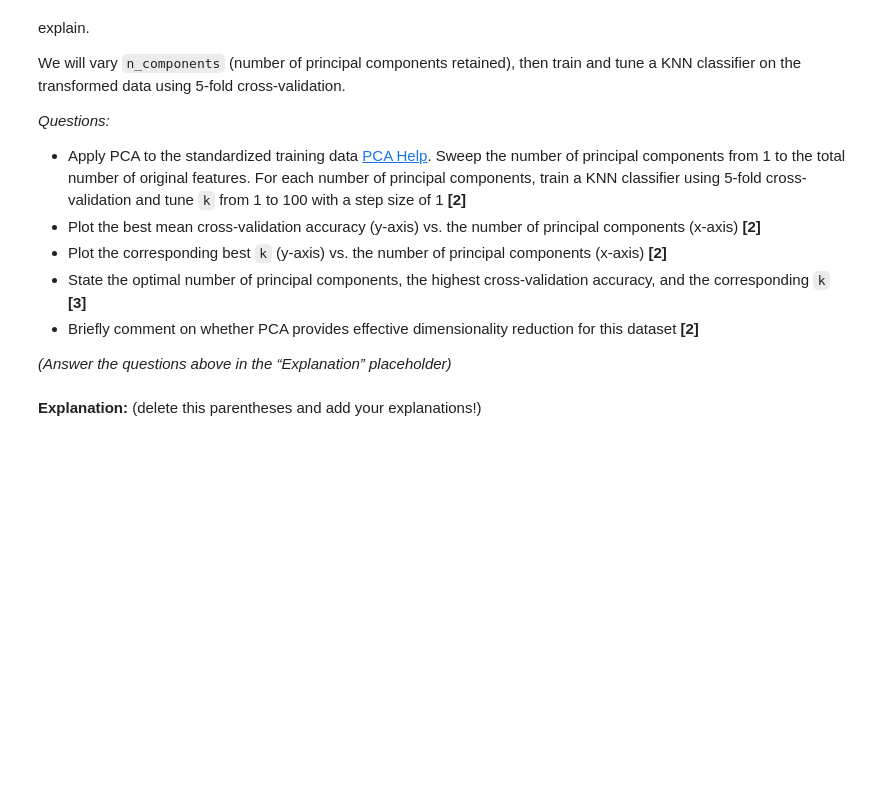
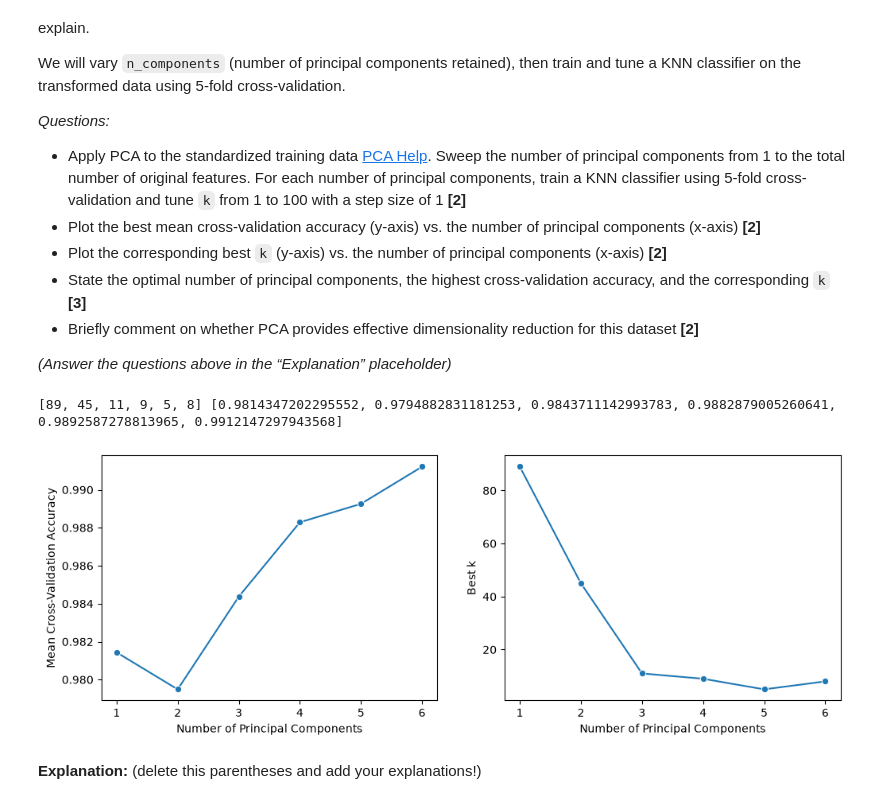
Before and after one commit to acknowledgeworkimagine/DataScienceStatlLearning, a Jupyter notebook: Project1_Elias_Gallegos.ipynb, the cells around one changed output. Saved outputs shown, nothing was run; the diff lists cells and outputs as text; code cells hidden in the pictures; blank space fills up the shorter version.

```diff
--- a/Project1_Elias_Gallegos.ipynb
+++ b/Project1_Elias_Gallegos.ipynb
@@ -836,3 +906,51 @@ from sklearn.decomposition import PCA
+# %%
+from sklearn.decomposition import PCA
+components = len(X_train_std.columns)
+#print(components)
+components_count = []
+results_k = []
+results_accuracy = []
+
+for i in range(1, components + 1,1):
+    pca = PCA(n_components=i)
+    pca.fit(X_train_std)
+    X_train_pca = pca.transform(X_train_std)
+    best_k, best_accuracy, results = evaluate_candidate(X_train_pca,y_train_1d,1,100)
+    results_k.append(best_k)
+    results_accuracy.append(best_accuracy)
+    components_count.append(i)
+
+#print(results, components_count)
+#print(X_train_pca)
+print(results_k, results_accuracy)
+# %% [output]
+[89, 45, 11, 9, 5, 8] [0.9814347202295552, 0.9794882831181253, 0.9843711142993783, 0.9882879005260641, 0.9892587278813965, 0.9912147297943568]
+# %%
+fig, axes = plt.subplots(1, 2, figsize=(12, 4))
+
+sns.lineplot(
+    x=components_count,
+    y=results_accuracy,
+    marker="o",
+    ax=axes[0]
+)
+
+axes[0].set_xlabel("Number of Principal Components")
+axes[0].set_ylabel("Mean Cross-Validation Accuracy")
+
+sns.lineplot(
+    x=components_count,
+    y=results_k,
+    marker="o",
+    ax=axes[1]
+)
+
+axes[1].set_xlabel("Number of Principal Components")
+axes[1].set_ylabel("Best k")
+
+plt.show()
+# %% [output]
+[figure, added]
 # %% [markdown]
 **Explanation:** (delete this parentheses and add your explanations!)
 # %% [markdown]
```
Also changed, not shown: parts of 19 cells of this notebook.
